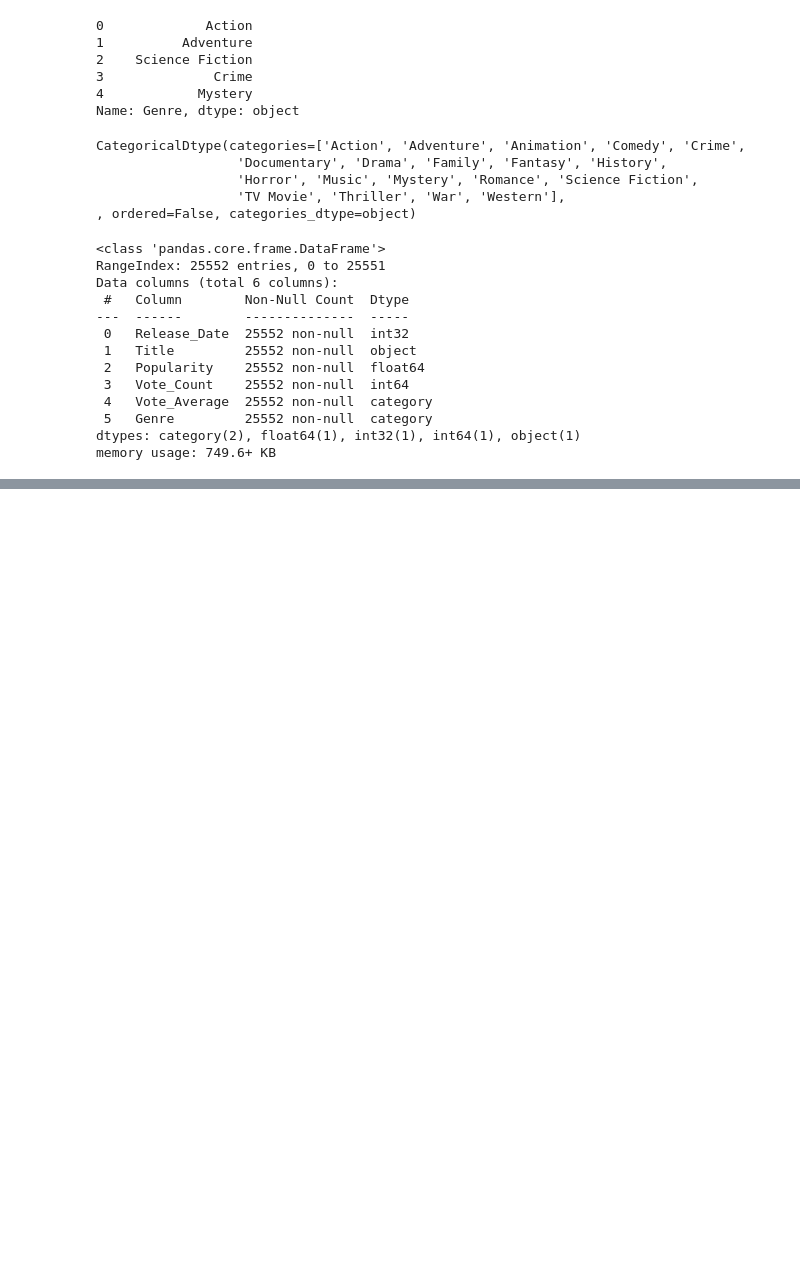
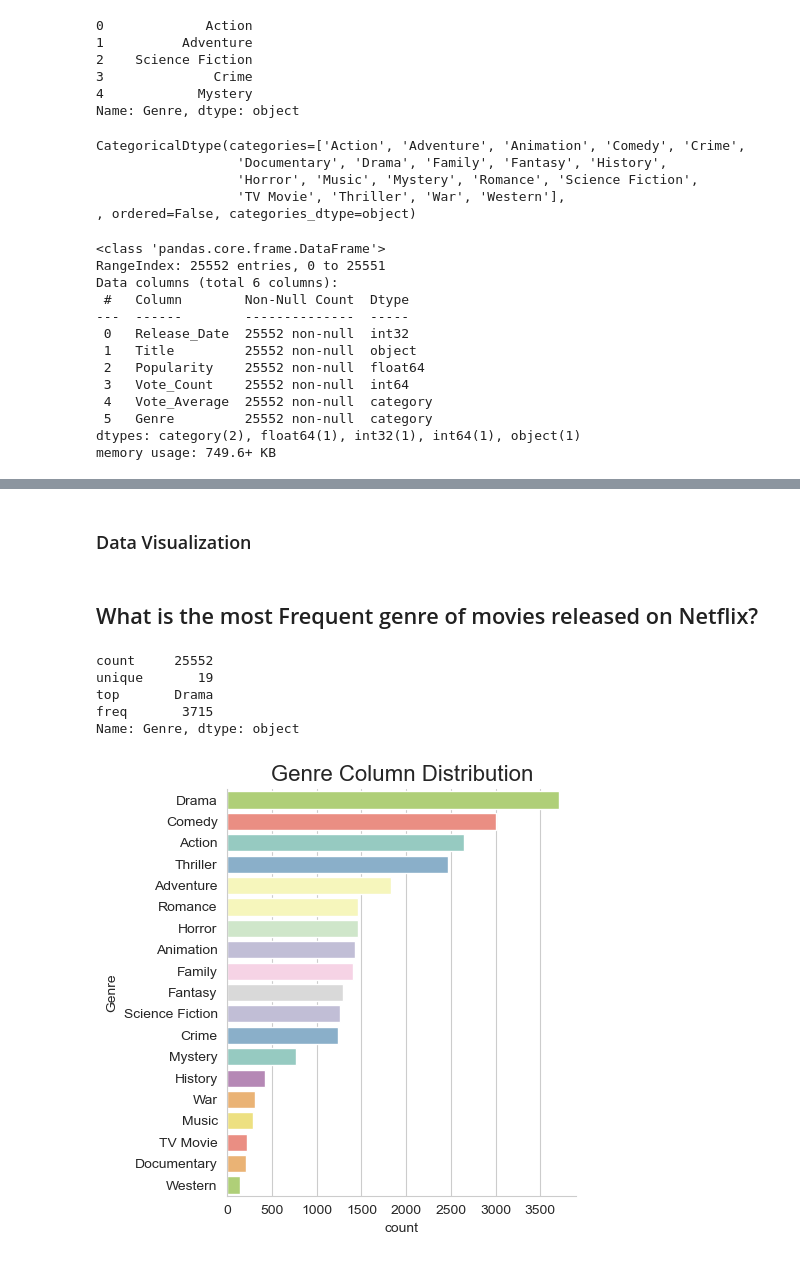
Before and after one commit to Chabbi-06/Netflix_Movie_Data_Analysis, a Jupyter notebook: Netflix_Movie_Data_Analysis.ipynb, the cells around one changed output, grey strips where cells are left out. Drawn from its saved outputs; the diff is of its cells as text; code cells hidden in the pictures; blank space fills up the shorter version.

Commit message:
Plotting differnt Genre in Decreasing Order

```diff
--- a/Netflix_Movie_Data_Analysis.ipynb
+++ b/Netflix_Movie_Data_Analysis.ipynb
@@ -223,0 +232,26 @@ df.n
+# %% [markdown]
+### Data Visualization
+# %%
+sns.set_style('whitegrid')
+# %% [markdown]
+## What is the most Frequent genre of movies released on Netflix?
+# %%
+df['Genre'].describe()
+# %% [output]
+count     25552
+unique       19
+top       Drama
+freq       3715
+Name: Genre, dtype: object
+# %%
+sns.catplot( y = 'Genre' , data =df, kind = 'count' , order = df['Genre'].value_counts().index,
+              hue='Genre',
+    palette='Set3',
+    legend=False  )
+plt.title('Genre Column Distribution',fontsize = 16)
+plt.xlabel('count')
+plt.ylabel('Genre')
+plt.tight_layout()
+plt.show()
+# %% [output]
+[figure, added]
```
Also changed, not shown: parts of 1 cell of this notebook.
